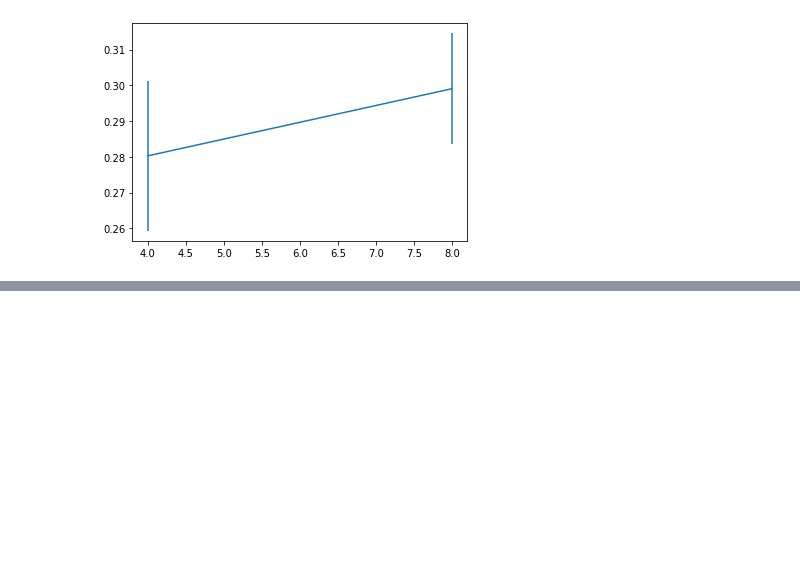
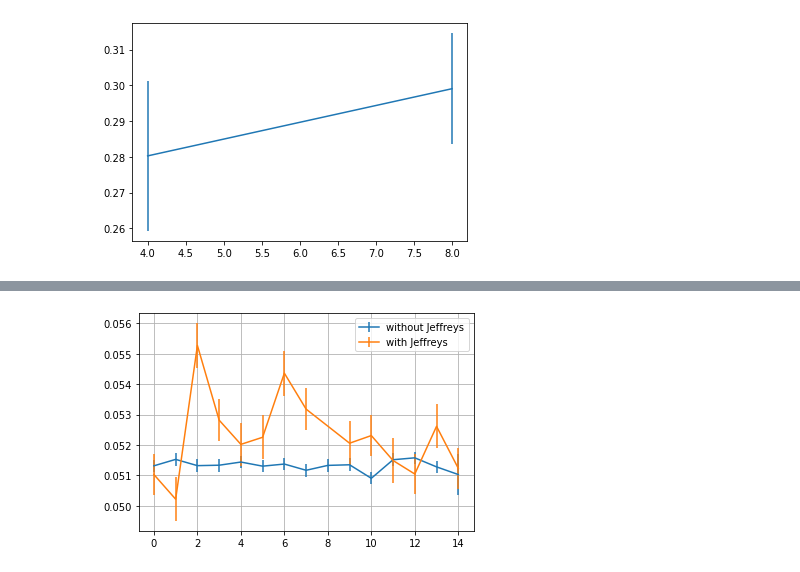
Before and after one commit to IvanGilardoni/Jeffreys_prior, a Jupyter notebook: main3.ipynb, the cells around one changed output, grey strips where cells are left out. Cells and saved outputs as stored; diff of their text form; code cells hidden in the pictures; blank space fills up the shorter version.

```diff
--- a/main3.ipynb
+++ b/main3.ipynb
@@ -463,0 +467,20 @@ temp.to_csv('values.txt')
+# %%
+root_path = '../Results/sampling_frames/'
+dir_list = os.listdir(root_path)
+
+my_dfs = {}
+
+for i, s in enumerate(dir_list):
+    my_dfs[i] = pandas.read_csv(root_path + dir_list[i]).iloc[:, 1:]
+
+my_df = pandas.concat(my_dfs)
+my_df['name'] = dir_list
+del my_dfs
+
+my_df = my_df.sort_values(['n_steps', 'size', 'if_Jeffreys', 'n_times'], ignore_index=True)
+
+my_df = my_df[my_df['size'] == 20]
+
+my_df = my_df[my_df['n_steps'] == 10000000]
+
+my_df
@@ -463,0 +505,13 @@ temp.to_csv('values.txt')
+# %%
+upto = 15
+
+x = np.arange(upto)
+plt.errorbar(x, my_df.iloc[:upto]['av. value'], my_df.iloc[:upto]['block error'], label='without Jeffreys')
+
+x = list(set(x)- set([8]))
+plt.errorbar(x, my_df.iloc[(upto - 1):(2*upto)]['av. value'], my_df.iloc[(upto - 1):(2*upto)]['block error'], label='with Jeffreys')
+
+plt.legend()
+plt.grid()
+# %% [output]
+[figure, added]
```
Also changed, not shown: parts of 3 cells of this notebook, 2 other files.
